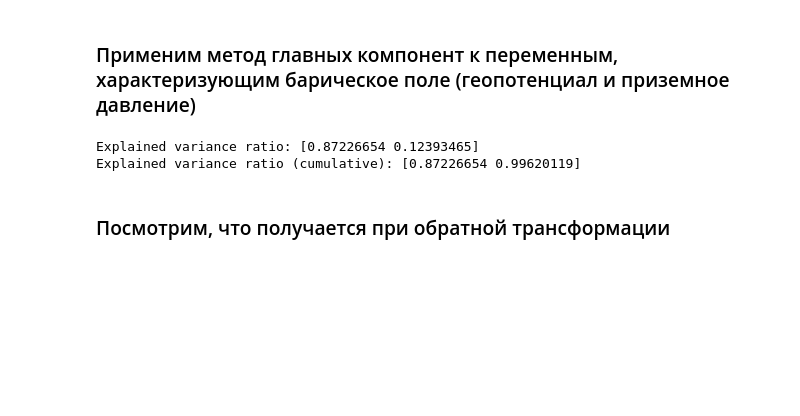
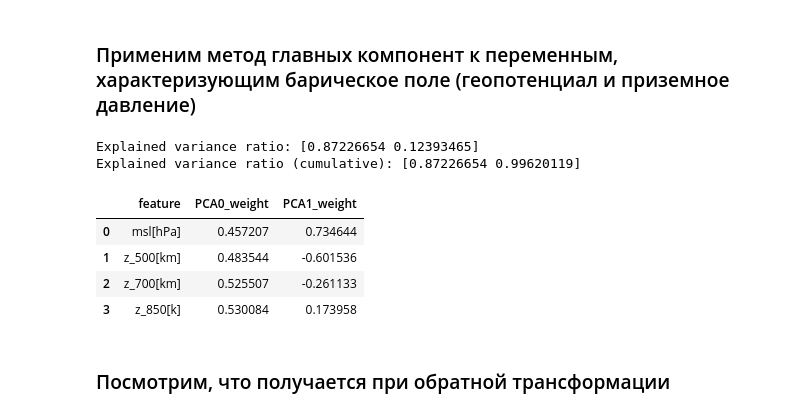
Before and after one commit to mvarentsov/ML4hydromet-2025, a Jupyter notebook: examples/Lect09_PCA_example.ipynb, the cells around one changed output. Drawn from its saved outputs; the diff is of its cells as text; code cells hidden in the pictures; blank space fills up the shorter version.

```diff
--- a/examples/Lect09_PCA_example.ipynb
+++ b/examples/Lect09_PCA_example.ipynb
@@ -74,6 +70,16 @@ print(f'Explained variance ratio (cumulative): {pca.explained_variance_ratio_.cu
 # %% [output]
 Explained variance ratio: [0.87226654 0.12393465]
 Explained variance ratio (cumulative): [0.87226654 0.99620119]
+# %%
+
+df_pca = pd.DataFrame({'feature': cols4PCA} | {f'PCA{i}_weight': pca.components_[i,:] for i in range(pca.components_.shape[0])})
+display(df_pca)
+# %% [output]
+|  | feature | PCA0_weight | PCA1_weight |
+| 0 | msl[hPa] | 0.457207 | 0.734644 |
+| 1 | z_500[km] | 0.483544 | -0.601536 |
+| 2 | z_700[km] | 0.525507 | -0.261133 |
+| 3 | z_850[k] | 0.530084 | 0.173958 |
 # %% [markdown]
 ### Посмотрим, что получается при обратной трансформации
 # %%
```
Also changed, not shown: parts of 3 cells of this notebook, 4 other files.
